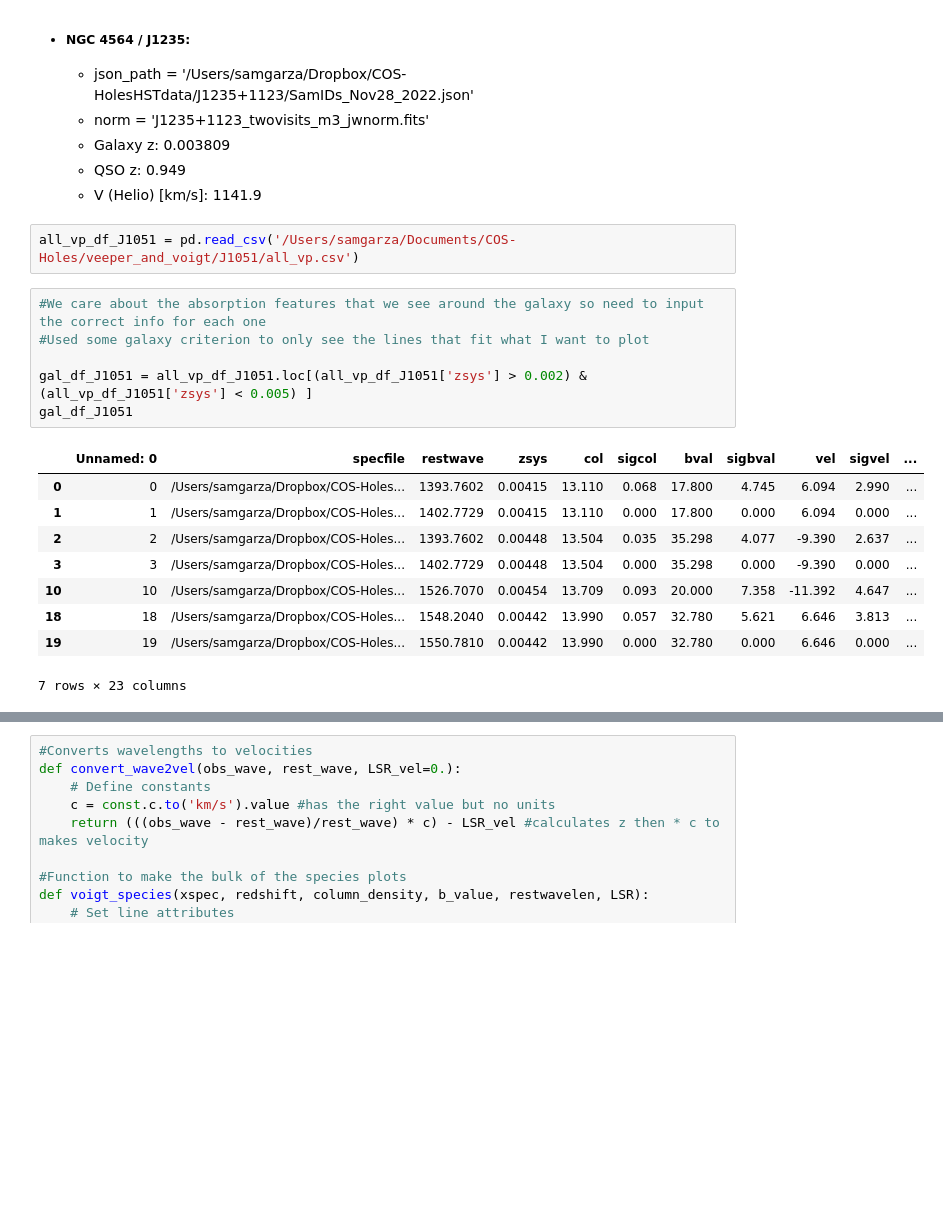
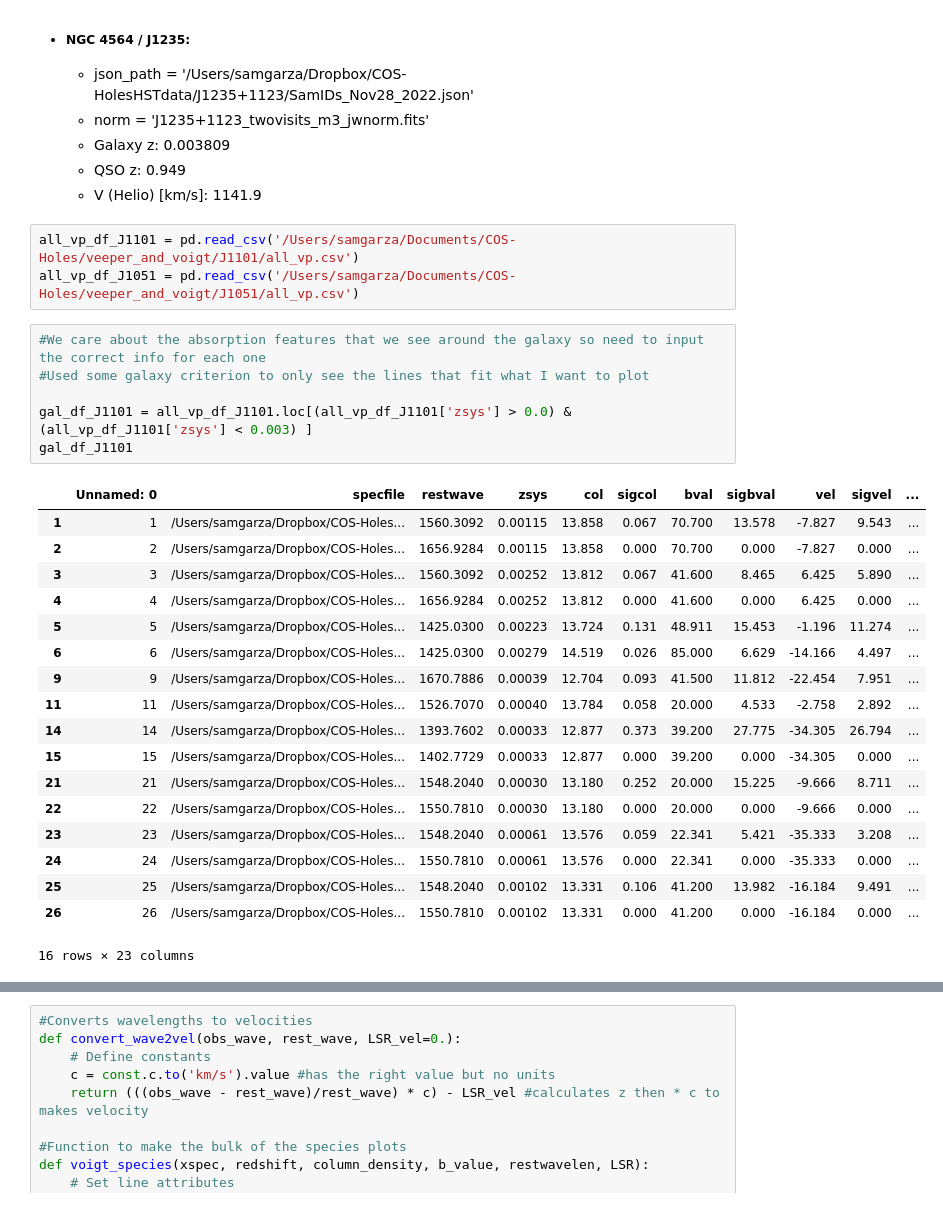
Before and after one commit to samlugarza/COS-Holes, a Jupyter notebook: veeper_and_voigt/VSP.ipynb, the cells around one changed output, grey strips where cells are left out. Drawn from its saved outputs; the diff is of its cells as text; blank space fills up the shorter version.

```diff
--- a/veeper_and_voigt/VSP.ipynb
+++ b/veeper_and_voigt/VSP.ipynb
@@ -89,20 +89,30 @@ from linetools.lists.linelist import LineList
     - QSO z: 0.949
     - V (Helio) [km/s]: 1141.9
 # %%
+all_vp_df_J1101 = pd.read_csv('/Users/samgarza/Documents/COS-Holes/veeper_and_voigt/J1101/all_vp.csv')
 all_vp_df_J1051 = pd.read_csv('/Users/samgarza/Documents/COS-Holes/veeper_and_voigt/J1051/all_vp.csv')
 # %%
 #We care about the absorption features that we see around the galaxy so need to input the correct info for each one
 #Used some galaxy criterion to only see the lines that fit what I want to plot
 
-gal_df_J1051 = all_vp_df_J1051.loc[(all_vp_df_J1051['zsys'] > 0.002) & (all_vp_df_J1051['zsys'] < 0.005) ]
-gal_df_J1051
+gal_df_J1101 = all_vp_df_J1101.loc[(all_vp_df_J1101['zsys'] > 0.0) & (all_vp_df_J1101['zsys'] < 0.003) ]
+gal_df_J1101
 # %% [output]
 |  | Unnamed: 0 | specfile | restwave | zsys | col | sigcol | bval | sigbval | vel | sigvel | ... |
-| 0 | 0 | /Users/samgarza/Dropbox/COS-Holes... | 1393.7602 | 0.00415 | 13.110 | 0.068 | 17.800 | 4.745 | 6.094 | 2.990 | ... |
-| 1 | 1 | /Users/samgarza/Dropbox/COS-Holes... | 1402.7729 | 0.00415 | 13.110 | 0.000 | 17.800 | 0.000 | 6.094 | 0.000 | ... |
-| 2 | 2 | /Users/samgarza/Dropbox/COS-Holes... | 1393.7602 | 0.00448 | 13.504 | 0.035 | 35.298 | 4.077 | -9.390 | 2.637 | ... |
-| 3 | 3 | /Users/samgarza/Dropbox/COS-Holes... | 1402.7729 | 0.00448 | 13.504 | 0.000 | 35.298 | 0.000 | -9.390 | 0.000 | ... |
-| 10 | 10 | /Users/samgarza/Dropbox/COS-Holes... | 1526.7070 | 0.00454 | 13.709 | 0.093 | 20.000 | 7.358 | -11.392 | 4.647 | ... |
-| 18 | 18 | /Users/samgarza/Dropbox/COS-Holes... | 1548.2040 | 0.00442 | 13.990 | 0.057 | 32.780 | 5.621 | 6.646 | 3.813 | ... |
-| 19 | 19 | /Users/samgarza/Dropbox/COS-Holes... | 1550.7810 | 0.00442 | 13.990 | 0.000 | 32.780 | 0.000 | 6.646 | 0.000 | ... |
+| 1 | 1 | /Users/samgarza/Dropbox/COS-Holes... | 1560.3092 | 0.00115 | 13.858 | 0.067 | 70.700 | 13.578 | -7.827 | 9.543 | ... |
+| 2 | 2 | /Users/samgarza/Dropbox/COS-Holes... | 1656.9284 | 0.00115 | 13.858 | 0.000 | 70.700 | 0.000 | -7.827 | 0.000 | ... |
+| 3 | 3 | /Users/samgarza/Dropbox/COS-Holes... | 1560.3092 | 0.00252 | 13.812 | 0.067 | 41.600 | 8.465 | 6.425 | 5.890 | ... |
+| 4 | 4 | /Users/samgarza/Dropbox/COS-Holes... | 1656.9284 | 0.00252 | 13.812 | 0.000 | 41.600 | 0.000 | 6.425 | 0.000 | ... |
+| 5 | 5 | /Users/samgarza/Dropbox/COS-Holes... | 1425.0300 | 0.00223 | 13.724 | 0.131 | 48.911 | 15.453 | -1.196 | 11.274 | ... |
+| 6 | 6 | /Users/samgarza/Dropbox/COS-Holes... | 1425.0300 | 0.00279 | 14.519 | 0.026 | 85.000 | 6.629 | -14.166 | 4.497 | ... |
+| 9 | 9 | /Users/samgarza/Dropbox/COS-Holes... | 1670.7886 | 0.00039 | 12.704 | 0.093 | 41.500 | 11.812 | -22.454 | 7.951 | ... |
+| 11 | 11 | /Users/samgarza/Dropbox/COS-Holes... | 1526.7070 | 0.00040 | 13.784 | 0.058 | 20.000 | 4.533 | -2.758 | 2.892 | ... |
+| 14 | 14 | /Users/samgarza/Dropbox/COS-Holes... | 1393.7602 | 0.00033 | 12.877 | 0.373 | 39.200 | 27.775 | -34.305 | 26.794 | ... |
+| 15 | 15 | /Users/samgarza/Dropbox/COS-Holes... | 1402.7729 | 0.00033 | 12.877 | 0.000 | 39.200 | 0.000 | -34.305 | 0.000 | ... |
+| 21 | 21 | /Users/samgarza/Dropbox/COS-Holes... | 1548.2040 | 0.00030 | 13.180 | 0.252 | 20.000 | 15.225 | -9.666 | 8.711 | ... |
+| 22 | 22 | /Users/samgarza/Dropbox/COS-Holes... | 1550.7810 | 0.00030 | 13.180 | 0.000 | 20.000 | 0.000 | -9.666 | 0.000 | ... |
+| 23 | 23 | /Users/samgarza/Dropbox/COS-Holes... | 1548.2040 | 0.00061 | 13.576 | 0.059 | 22.341 | 5.421 | -35.333 | 3.208 | ... |
+| 24 | 24 | /Users/samgarza/Dropbox/COS-Holes... | 1550.7810 | 0.00061 | 13.576 | 0.000 | 22.341 | 0.000 | -35.333 | 0.000 | ... |
+| 25 | 25 | /Users/samgarza/Dropbox/COS-Holes... | 1548.2040 | 0.00102 | 13.331 | 0.106 | 41.200 | 13.982 | -16.184 | 9.491 | ... |
+| 26 | 26 | /Users/samgarza/Dropbox/COS-Holes... | 1550.7810 | 0.00102 | 13.331 | 0.000 | 41.200 | 0.000 | -16.184 | 0.000 | ... |
-7 rows × 23 columns
+16 rows × 23 columns
```
Also changed, not shown: parts of 8 cells of this notebook.
